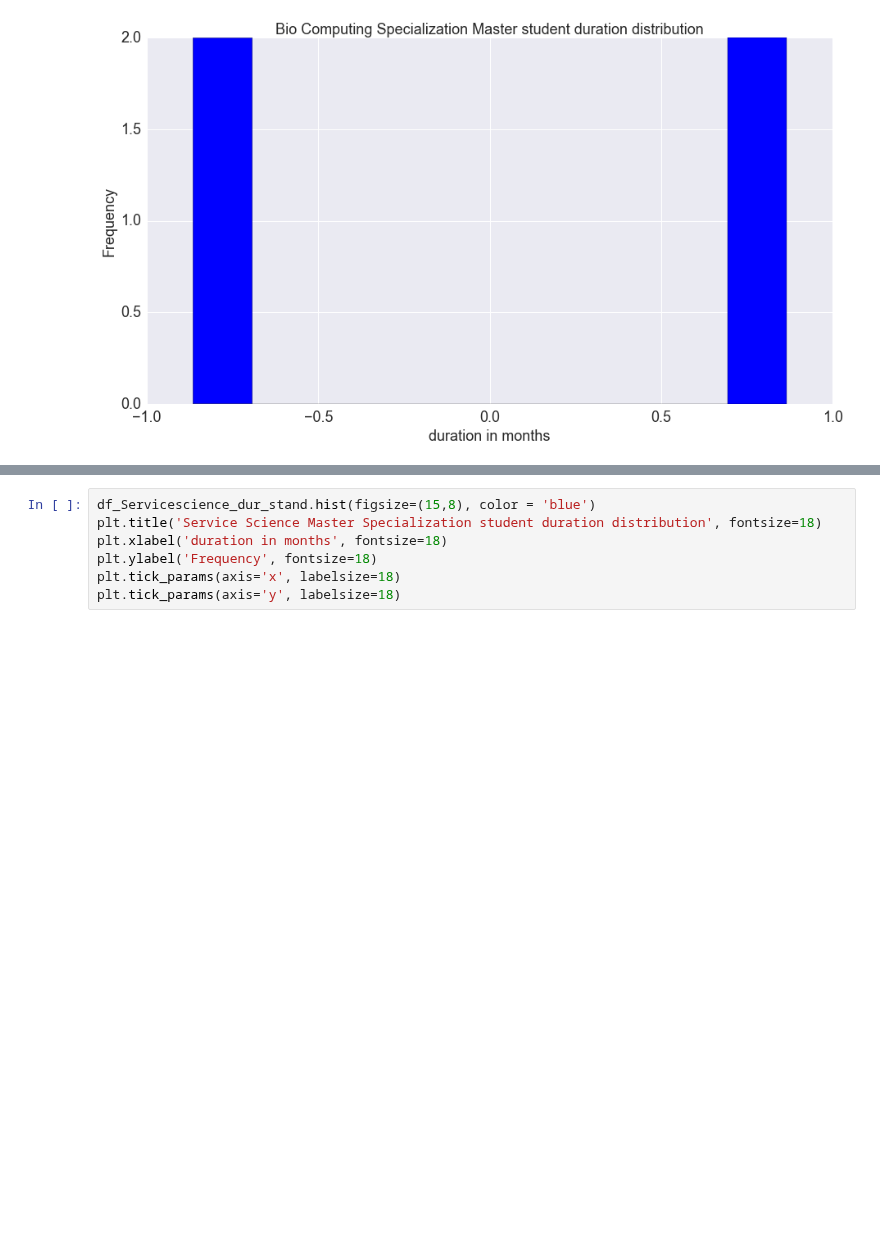
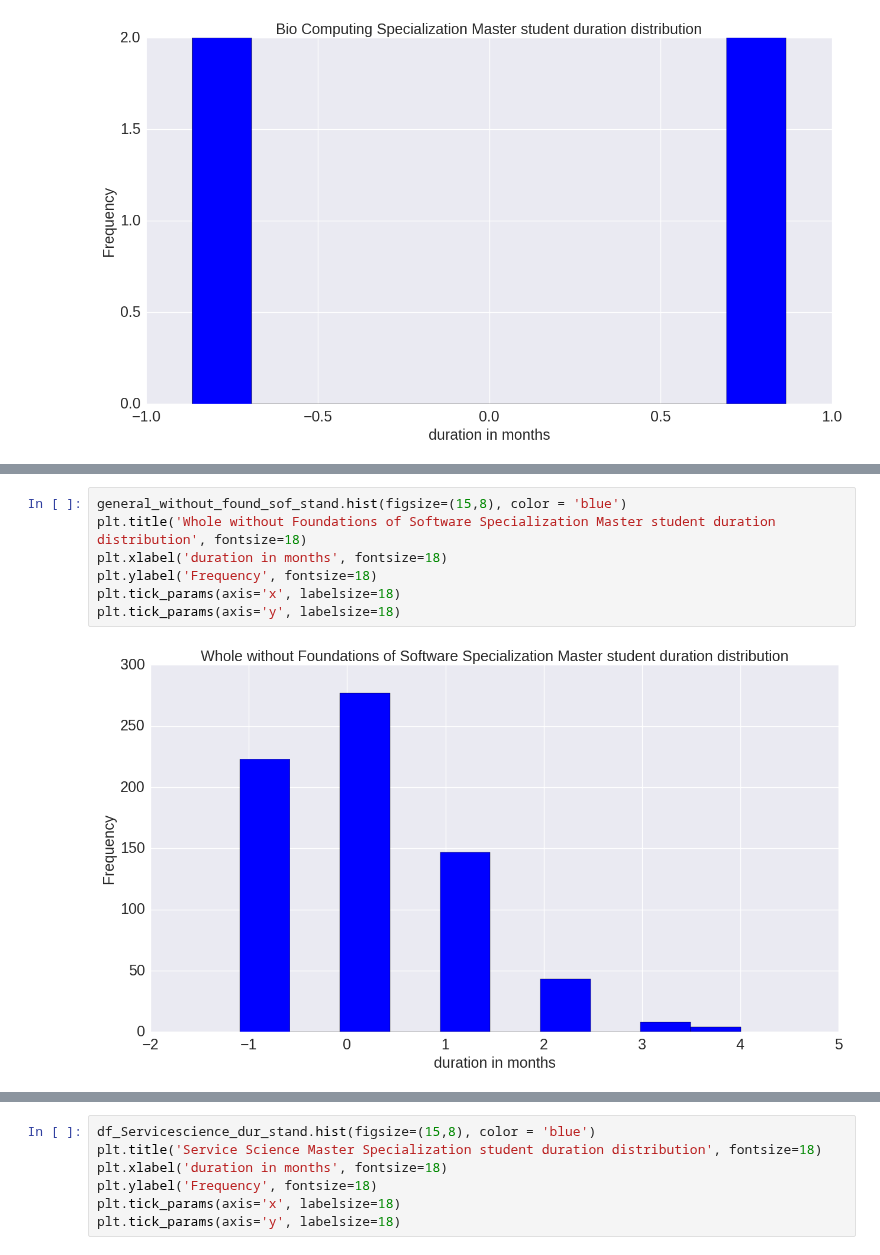
Before and after one commit to meryemmhamdi1/Gokcen_Meryem_Riyadh_ADA, a Jupyter notebook: 02 - Data from the Web/HW2.ipynb, the cells around one changed output, grey strips where cells are left out. Saved outputs shown, nothing was run; the diff lists cells and outputs as text; blank space fills up the shorter version.

```diff
--- a/02 - Data from the Web/HW2.ipynb
+++ b/02 - Data from the Web/HW2.ipynb
@@ -548,6 +608,15 @@ plt.tick_params(axis='x', labelsize=18)
 plt.tick_params(axis='y', labelsize=18)
 # %% [output]
 [figure]
+# %%
+general_without_found_sof_stand.hist(figsize=(15,8), color = 'blue')
+plt.title('Whole without Foundations of Software Specialization Master student duration distribution', fontsize=18)
+plt.xlabel('duration in months', fontsize=18)
+plt.ylabel('Frequency', fontsize=18)
+plt.tick_params(axis='x', labelsize=18)
+plt.tick_params(axis='y', labelsize=18)
+# %% [output]
+[figure, added]
 # %%
 df_ComputerEngineering_dur_stand.hist(figsize=(15,8), color = 'blue')
 plt.title('Computer Engineering Specialization Master student duration distribution', fontsize=18)
```
Also changed, not shown: parts of 80 cells of this notebook.
